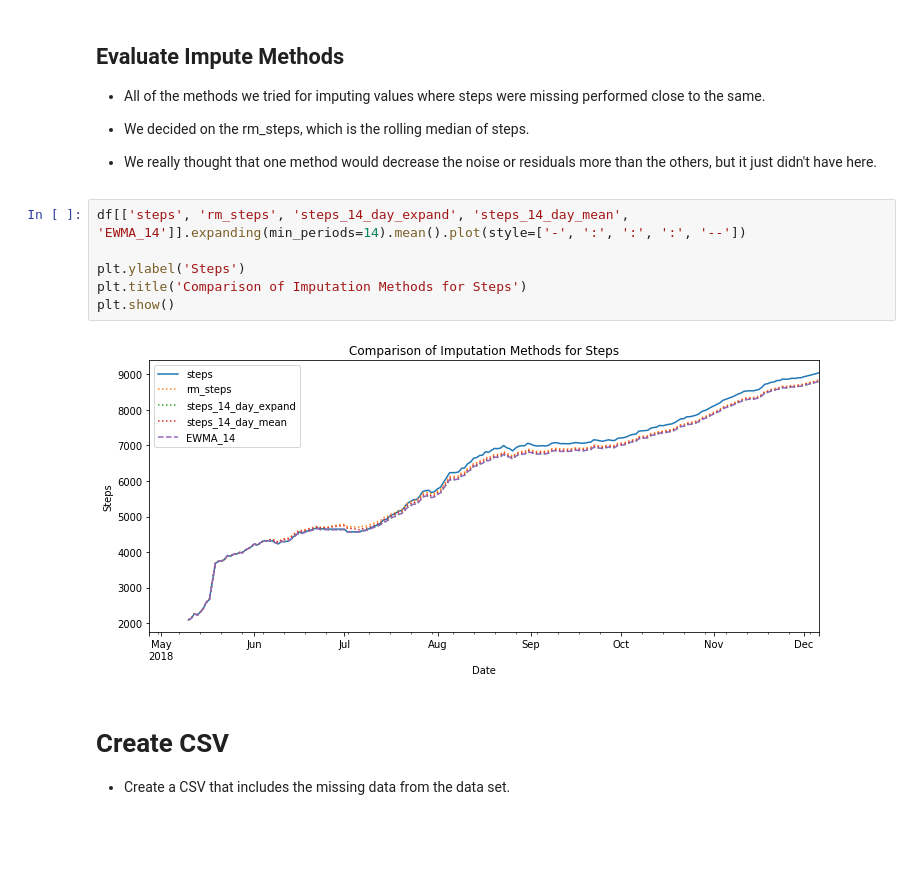
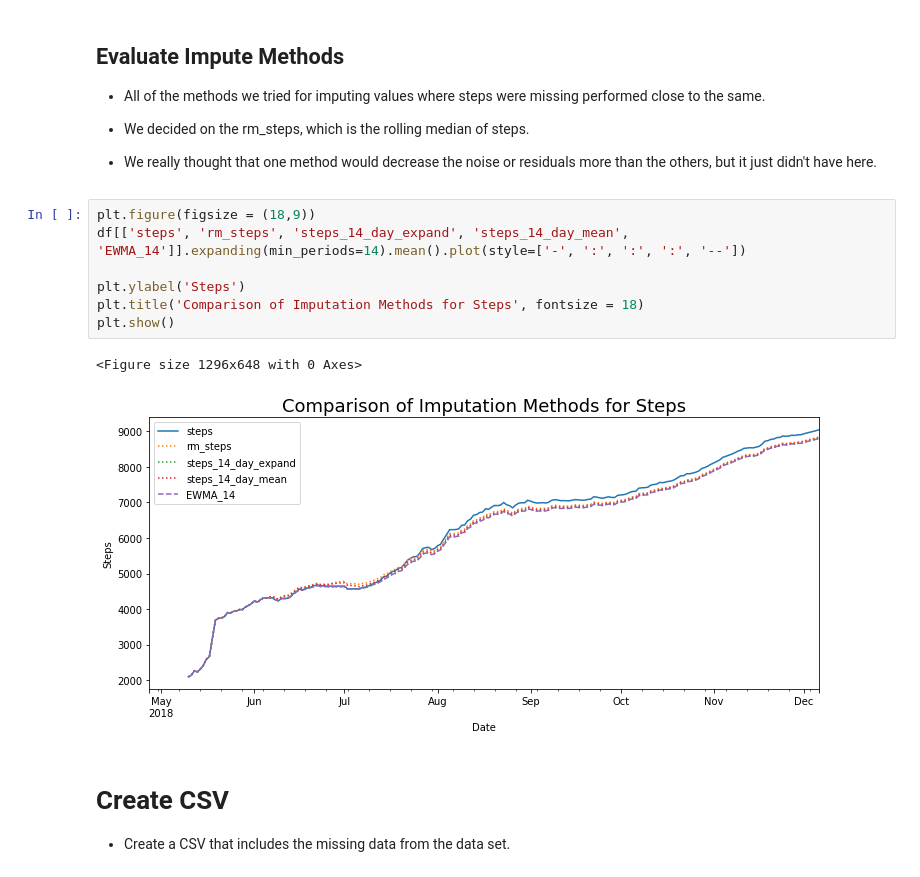
Before and after one commit to U-Gotta-Have-Faith/time_series, a Jupyter notebook: fitbit_deliverable.ipynb, the cells around one changed output. Cells and saved outputs as stored; diff of their text form; blank space fills up the shorter version.

```diff
--- a/fitbit_deliverable.ipynb
+++ b/fitbit_deliverable.ipynb
@@ -674,13 +674,15 @@ plt.show()
 
 - We really thought that one method would decrease the noise or residuals more than the others, but it just didn't have here.
 # %%
+plt.figure(figsize = (18,9))
 df[['steps', 'rm_steps', 'steps_14_day_expand', 'steps_14_day_mean', 'EWMA_14']].expanding(min_periods=14).mean().plot(style=['-', ':', ':', ':', '--'])
 
 plt.ylabel('Steps')
-plt.title('Comparison of Imputation Methods for Steps')
+plt.title('Comparison of Imputation Methods for Steps', fontsize = 18)
 plt.show()
 # %% [output]
+<Figure size 1296x648 with 0 Axes>
-[figure, old version]
+[figure, new version]
 # %% [markdown]
 # Create CSV
 
```
Also changed, not shown: parts of 1 cell of this notebook.
